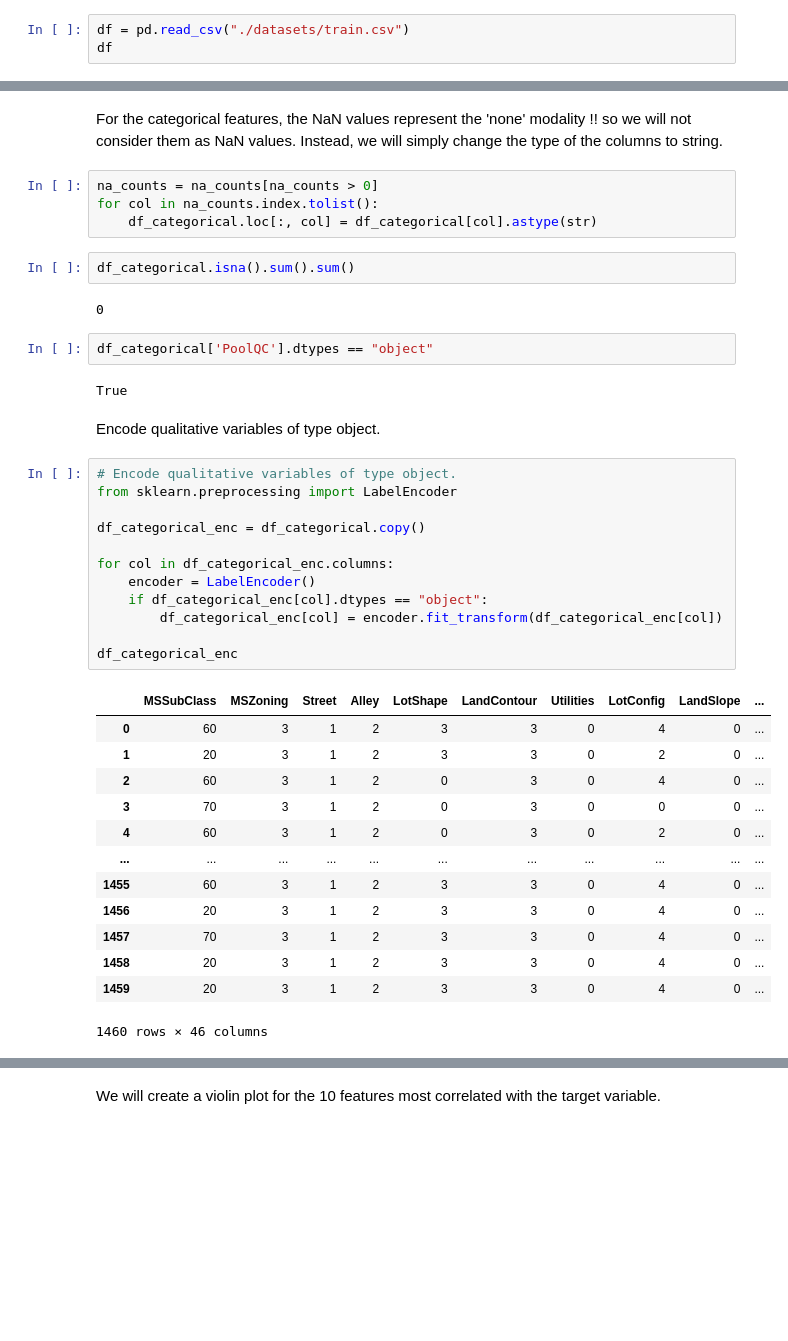
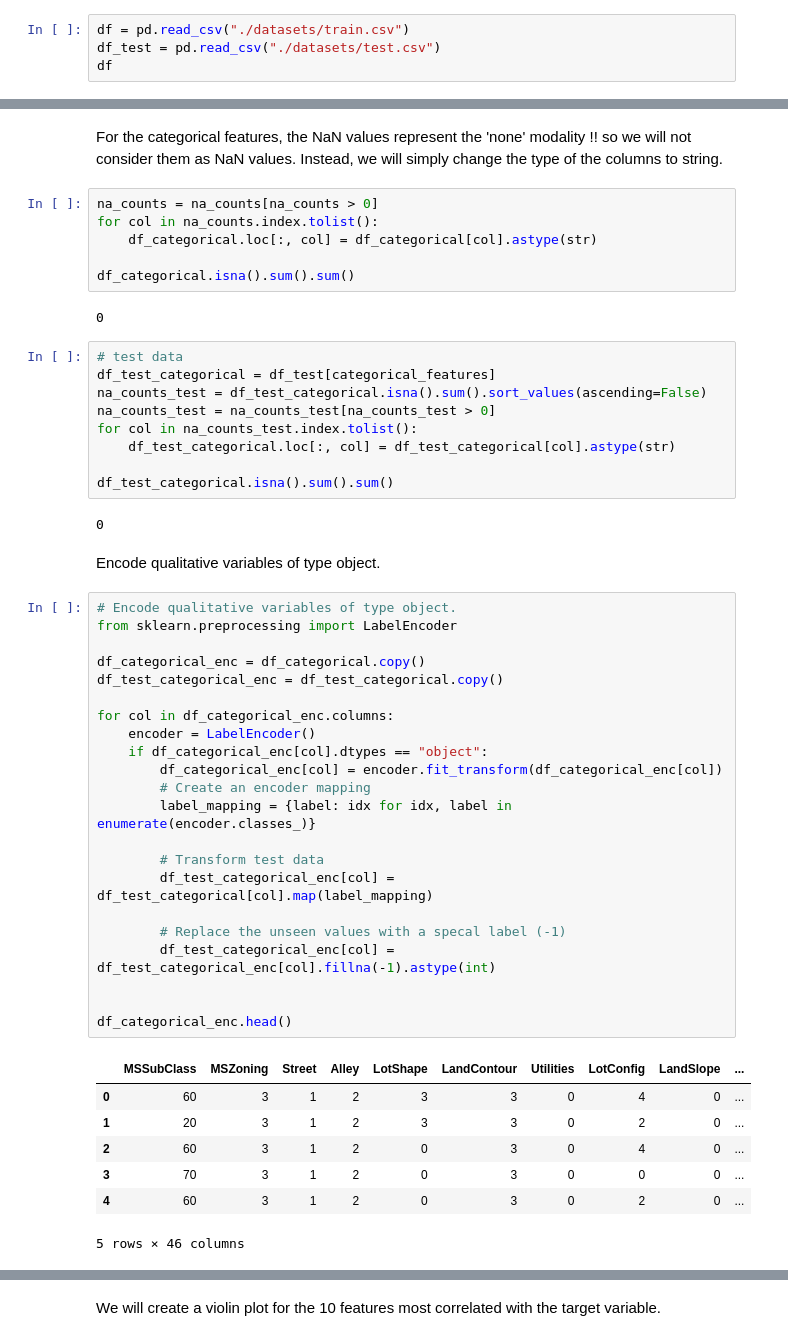
Before and after one commit to EL-MEHDI-git/Kaggle-competition-house-prices-advanced-regression-techniques, a Jupyter notebook: house-prices-advanced-regression-techniques.ipynb, the cells around one changed output, grey strips where cells are left out. Drawn from its saved outputs; the diff is of its cells as text; blank space fills up the shorter version.

```diff
--- a/house-prices-advanced-regression-techniques.ipynb
+++ b/house-prices-advanced-regression-techniques.ipynb
@@ -7,6 +7,7 @@ import matplotlib.pyplot as plt
 ## 1. Read Data
 # %%
 df = pd.read_csv("./datasets/train.csv")
+df_test = pd.read_csv("./datasets/test.csv")
 df
 # %% [output]
 |  | Id | MSSubClass | MSZoning | LotFrontage | LotArea | Street | Alley | LotShape | LandContour | ... |
@@ -211,42 +212,53 @@ Instead, we will simply change the type of the columns to string.
 na_counts = na_counts[na_counts > 0]
 for col in na_counts.index.tolist():
     df_categorical.loc[:, col] = df_categorical[col].astype(str)
+
+df_categorical.isna().sum().sum()
+# %% [output]
+0
-# %%
-df_categorical.isna().sum().sum()
-# %% [output]
-0
-# %%
-df_categorical['PoolQC'].dtypes == "object"
-# %% [output]
-True
+# %%
+# test data
+df_test_categorical = df_test[categorical_features]
+na_counts_test = df_test_categorical.isna().sum().sort_values(ascending=False)
+na_counts_test = na_counts_test[na_counts_test > 0]
+for col in na_counts_test.index.tolist():
+    df_test_categorical.loc[:, col] = df_test_categorical[col].astype(str)
+
+df_test_categorical.isna().sum().sum()
+# %% [output]
+0
 # %% [markdown]
 Encode qualitative variables of type object.
 # %%
 # Encode qualitative variables of type object.
 from sklearn.preprocessing import LabelEncoder
 
 df_categorical_enc = df_categorical.copy()
+df_test_categorical_enc = df_test_categorical.copy()
 
 for col in df_categorical_enc.columns:
     encoder = LabelEncoder()
     if df_categorical_enc[col].dtypes == "object":
         df_categorical_enc[col] = encoder.fit_transform(df_categorical_enc[col])
+        # Create an encoder mapping
+        label_mapping = {label: idx for idx, label in enumerate(encoder.classes_)}
 
-df_categorical_enc
+        # Transform test data
+        df_test_categorical_enc[col] = df_test_categorical[col].map(label_mapping)
+
+        # Replace the unseen values with a specal label (-1)
+        df_test_categorical_enc[col] = df_test_categorical_enc[col].fillna(-1).astype(int)
+
+
+df_categorical_enc.head()
 # %% [output]
 |  | MSSubClass | MSZoning | Street | Alley | LotShape | LandContour | Utilities | LotConfig | LandSlope | ... |
 | 0 | 60 | 3 | 1 | 2 | 3 | 3 | 0 | 4 | 0 | ... |
 | 1 | 20 | 3 | 1 | 2 | 3 | 3 | 0 | 2 | 0 | ... |
 | 2 | 60 | 3 | 1 | 2 | 0 | 3 | 0 | 4 | 0 | ... |
 | 3 | 70 | 3 | 1 | 2 | 0 | 3 | 0 | 0 | 0 | ... |
 | 4 | 60 | 3 | 1 | 2 | 0 | 3 | 0 | 2 | 0 | ... |
-| ... | ... | ... | ... | ... | ... | ... | ... | ... | ... | ... |
-| 1455 | 60 | 3 | 1 | 2 | 3 | 3 | 0 | 4 | 0 | ... |
-| 1456 | 20 | 3 | 1 | 2 | 3 | 3 | 0 | 4 | 0 | ... |
-| 1457 | 70 | 3 | 1 | 2 | 3 | 3 | 0 | 4 | 0 | ... |
-| 1458 | 20 | 3 | 1 | 2 | 3 | 3 | 0 | 4 | 0 | ... |
-| 1459 | 20 | 3 | 1 | 2 | 3 | 3 | 0 | 4 | 0 | ... |
-1460 rows × 46 columns
+5 rows × 46 columns
 # %%
 # Feature selection
 from sklearn.feature_selection import mutual_info_regression, f_classif
```
Also changed, not shown: parts of 19 cells of this notebook.
